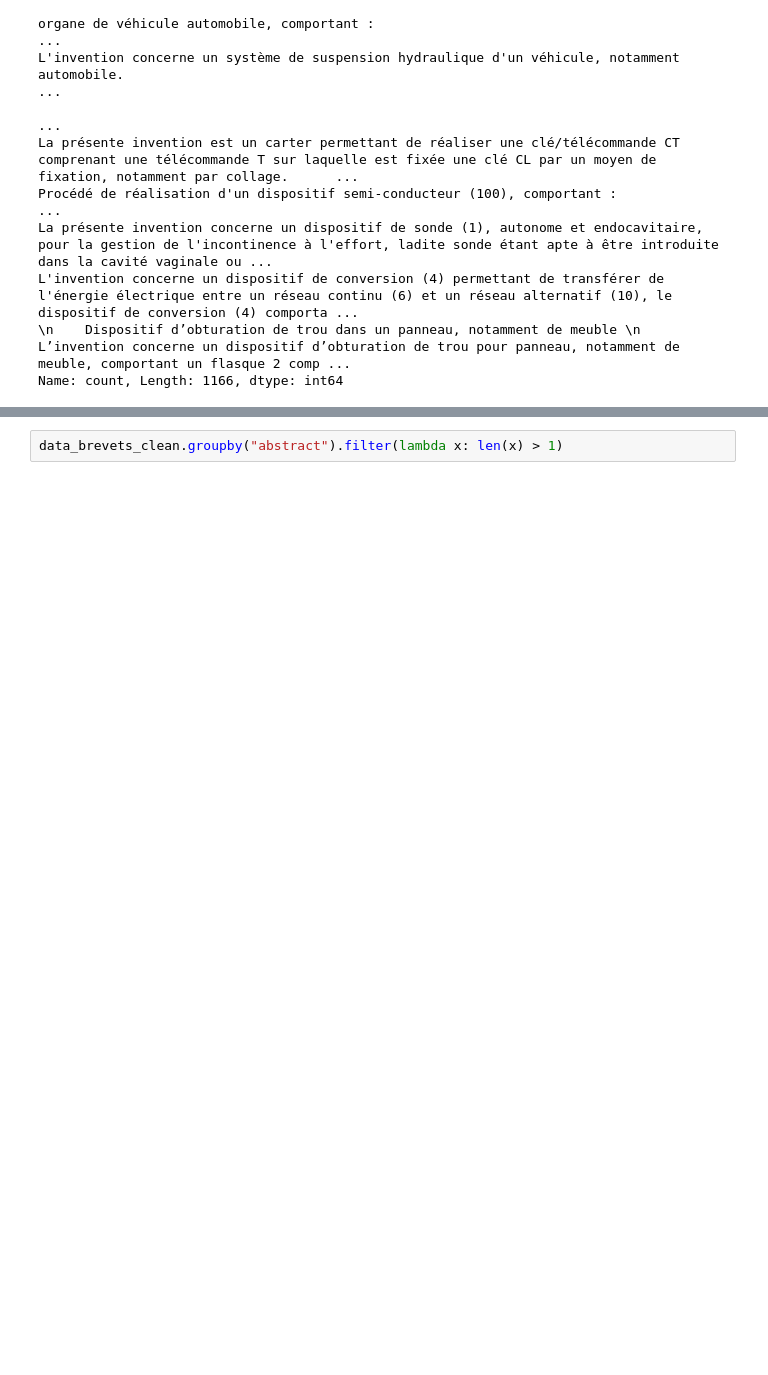
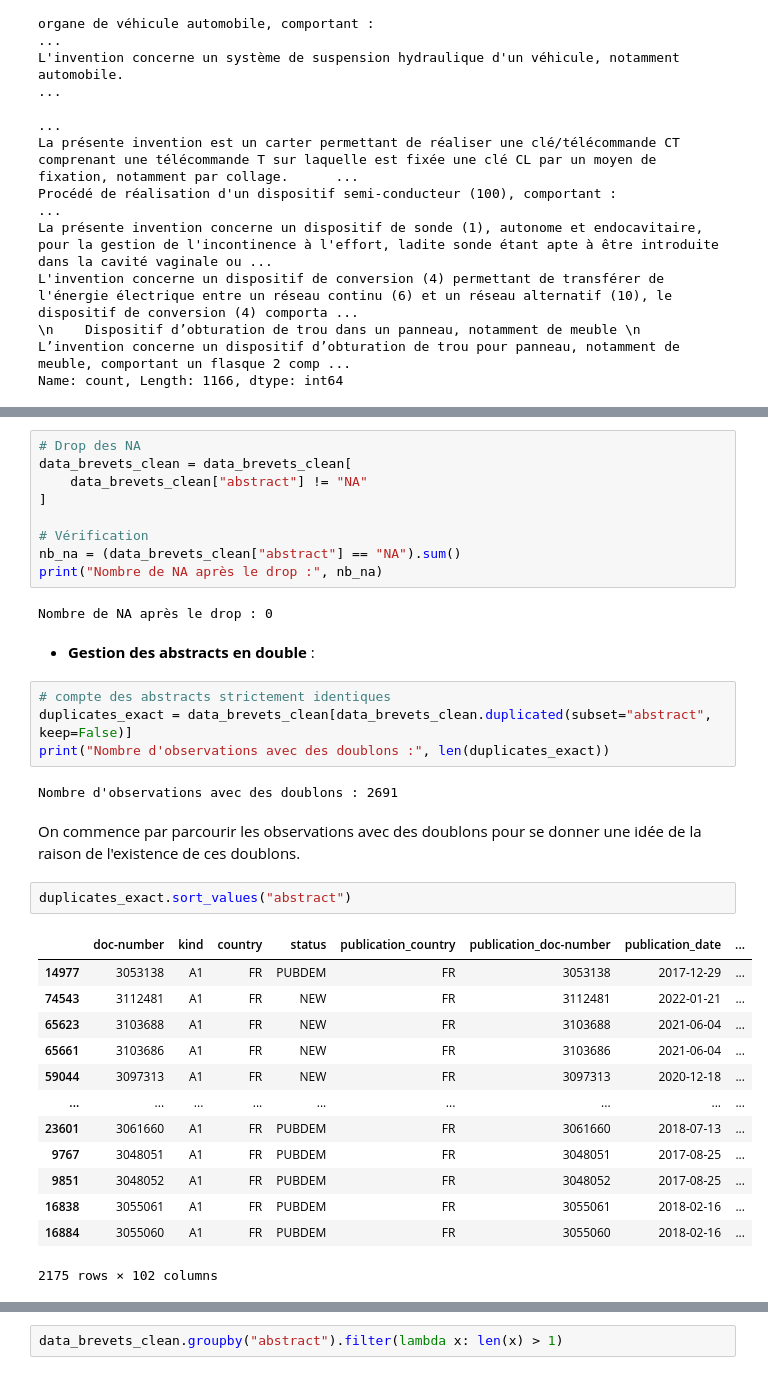
Before and after one commit to IrisLaf/Depots-de-brevets-et-marches-financiers, a Jupyter notebook: Cleaning_V2.ipynb, the cells around one changed output, grey strips where cells are left out. Cells and saved outputs as stored; diff of their text form; blank space fills up the shorter version.

```diff
--- a/Cleaning_V2.ipynb
+++ b/Cleaning_V2.ipynb
@@ -189,0 +209,37 @@ On peut constater qu'il y a 1166 abstracts en double. On peut tout d'abord suppr
+# %%
+# Drop des NA
+data_brevets_clean = data_brevets_clean[
+    data_brevets_clean["abstract"] != "NA"
+]
+
+# Vérification
+nb_na = (data_brevets_clean["abstract"] == "NA").sum()
+print("Nombre de NA après le drop :", nb_na)
+# %% [output]
+Nombre de NA après le drop : 0
+# %% [markdown]
+- **Gestion des abstracts en double** :
+# %%
+# compte des abstracts strictement identiques
+duplicates_exact = data_brevets_clean[data_brevets_clean.duplicated(subset="abstract", keep=False)]
+print("Nombre d'observations avec des doublons :", len(duplicates_exact))
+# %% [output]
+Nombre d'observations avec des doublons : 2691
+# %% [markdown]
+On commence par parcourir les observations avec des doublons pour se donner une idée de la raison de l'existence de ces doublons.
+# %%
+duplicates_exact.sort_values("abstract")
+# %% [output]
+|  | doc-number | kind | country | status | publication_country | publication_doc-number | publication_date | ... |
+| 14977 | 3053138 | A1 | FR | PUBDEM | FR | 3053138 | 2017-12-29 | ... |
+| 74543 | 3112481 | A1 | FR | NEW | FR | 3112481 | 2022-01-21 | ... |
+| 65623 | 3103688 | A1 | FR | NEW | FR | 3103688 | 2021-06-04 | ... |
+| 65661 | 3103686 | A1 | FR | NEW | FR | 3103686 | 2021-06-04 | ... |
+| 59044 | 3097313 | A1 | FR | NEW | FR | 3097313 | 2020-12-18 | ... |
+| ... | ... | ... | ... | ... | ... | ... | ... | ... |
+| 23601 | 3061660 | A1 | FR | PUBDEM | FR | 3061660 | 2018-07-13 | ... |
+| 9767 | 3048051 | A1 | FR | PUBDEM | FR | 3048051 | 2017-08-25 | ... |
+| 9851 | 3048052 | A1 | FR | PUBDEM | FR | 3048052 | 2017-08-25 | ... |
+| 16838 | 3055061 | A1 | FR | PUBDEM | FR | 3055061 | 2018-02-16 | ... |
+| 16884 | 3055060 | A1 | FR | PUBDEM | FR | 3055060 | 2018-02-16 | ... |
+2175 rows × 102 columns
```
Also changed, not shown: parts of 13 cells of this notebook.
